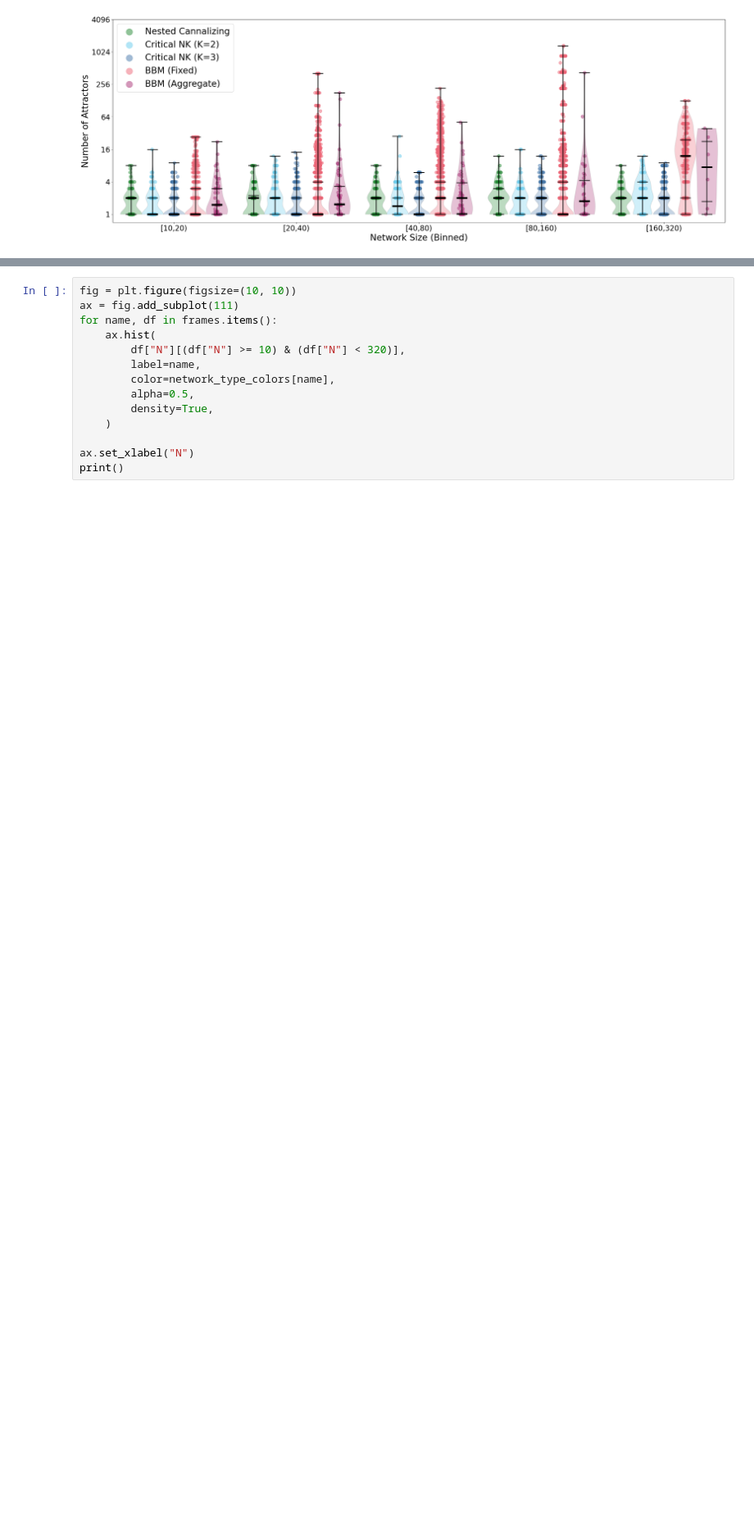
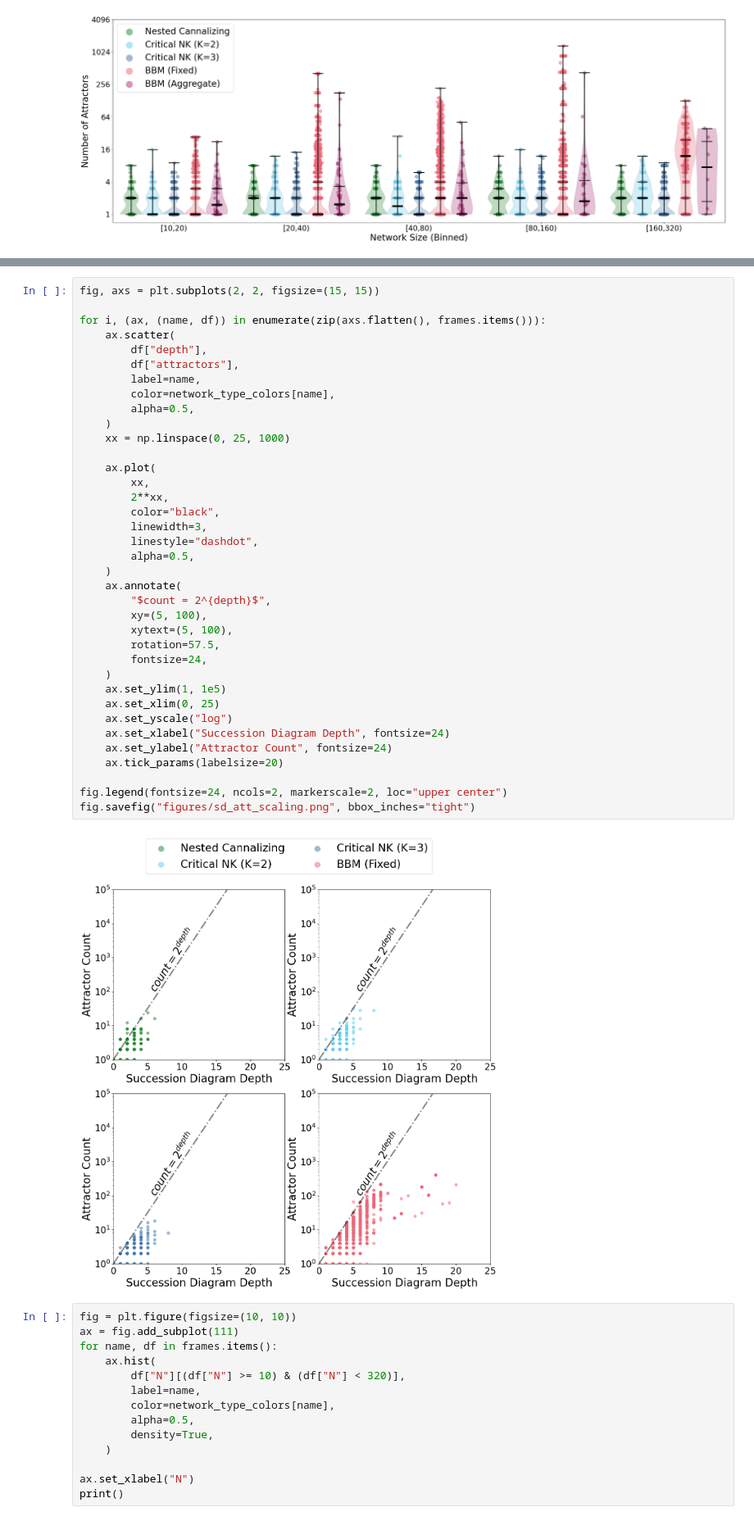
Before and after one commit to jcrozum/balm-analysis, a Jupyter notebook: analysis/new_figures.ipynb, the cells around one changed output, grey strips where cells are left out. Shown at 82% size. Drawn from its saved outputs; the diff is of its cells as text; blank space fills up the shorter version.

```diff
--- a/analysis/new_figures.ipynb
+++ b/analysis/new_figures.ipynb
@@ -227,3 +275,42 @@ fig.savefig("figures/attractor_scale.png", bbox_inches="tight")
+# %%
+fig, axs = plt.subplots(2, 2, figsize=(15, 15))
+
+for i, (ax, (name, df)) in enumerate(zip(axs.flatten(), frames.items())):
+    ax.scatter(
+        df["depth"],
+        df["attractors"],
+        label=name,
+        color=network_type_colors[name],
+        alpha=0.5,
+    )
+    xx = np.linspace(0, 25, 1000)
+
+    ax.plot(
+        xx,
+        2**xx,
+        color="black",
+        linewidth=3,
+        linestyle="dashdot",
+        alpha=0.5,
+    )
+    ax.annotate(
+        "$count = 2^{depth}$",
+        xy=(5, 100),
+        xytext=(5, 100),
+        rotation=57.5,
+        fontsize=24,
+    )
+    ax.set_ylim(1, 1e5)
+    ax.set_xlim(0, 25)
+    ax.set_yscale("log")
+    ax.set_xlabel("Succession Diagram Depth", fontsize=24)
+    ax.set_ylabel("Attractor Count", fontsize=24)
+    ax.tick_params(labelsize=20)
+
+fig.legend(fontsize=24, ncols=2, markerscale=2, loc="upper center")
+fig.savefig("figures/sd_att_scaling.png", bbox_inches="tight")
+# %% [output]
+[figure, added]
 # %%
 fig = plt.figure(figsize=(10, 10))
 ax = fig.add_subplot(111)
```
Also changed, not shown: parts of 1 cell of this notebook, 2 other files.
